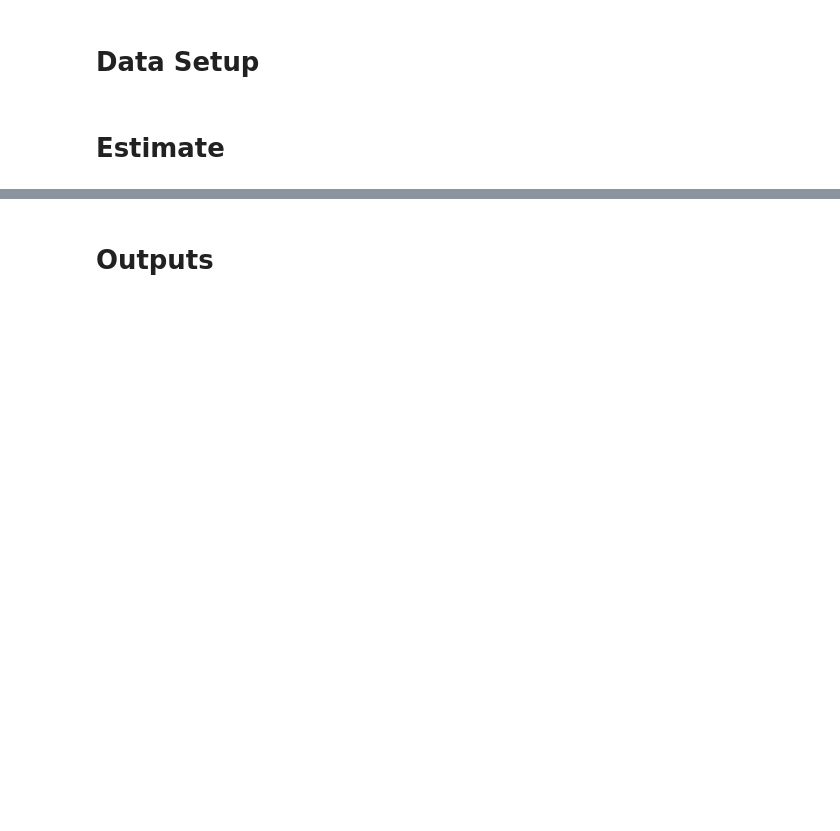
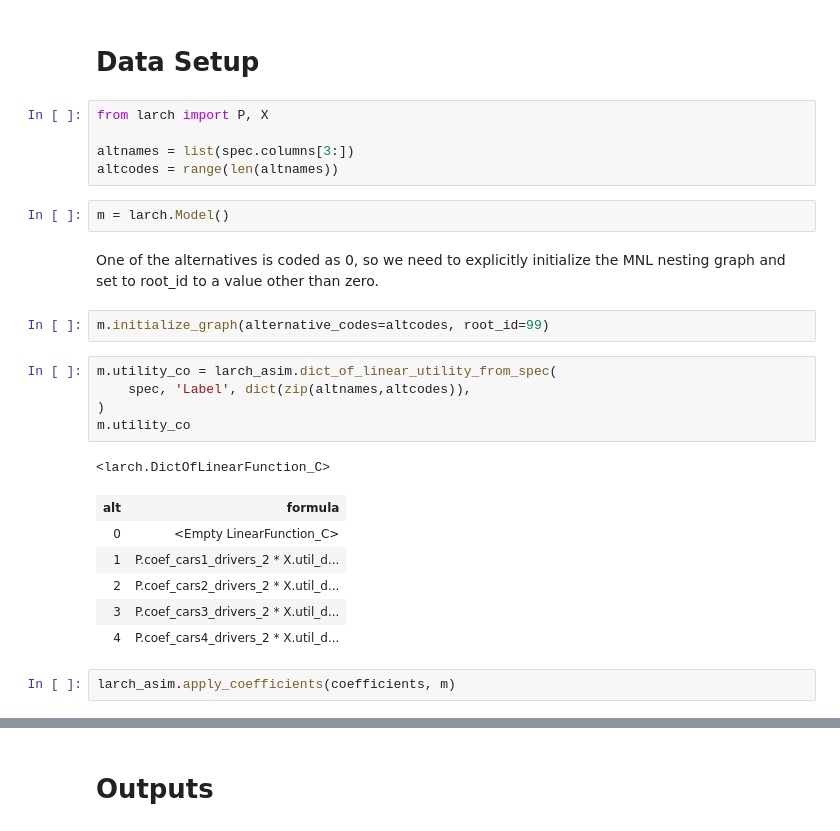
Before and after one commit to xyzjayne/activitysim, a Jupyter notebook: notebooks/estimating_auto_ownership.ipynb, the cells around one changed output, grey strips where cells are left out. Cells and saved outputs as stored; diff of their text form; blank space fills up the shorter version.

```diff
--- a/notebooks/estimating_auto_ownership.ipynb
+++ b/notebooks/estimating_auto_ownership.ipynb
@@ -109,5 +117,31 @@ choices
 100 rows × 2 columns
 # %% [markdown]
 # Data Setup
-# %% [markdown]
-# Estimate
+# %%
+from larch import P, X
+
+altnames = list(spec.columns[3:])
+altcodes = range(len(altnames))
+# %%
+m = larch.Model()
+# %% [markdown]
+One of the alternatives is coded as 0, so
+we need to explicitly initialize the MNL nesting graph
+and set to root_id to a value other than zero.
+# %%
+m.initialize_graph(alternative_codes=altcodes, root_id=99)
+# %%
+m.utility_co = larch_asim.dict_of_linear_utility_from_spec(
+    spec, 'Label', dict(zip(altnames,altcodes)),
+)
+m.utility_co
+# %% [output]
+<larch.DictOfLinearFunction_C>
+| alt | formula |
+| 0 | <Empty LinearFunction_C> |
+| 1 | P.coef_cars1_drivers_2 * X.util_d... |
+| 2 | P.coef_cars2_drivers_2 * X.util_d... |
+| 3 | P.coef_cars3_drivers_2 * X.util_d... |
+| 4 | P.coef_cars4_drivers_2 * X.util_d... |
+# %%
+larch_asim.apply_coefficients(coefficients, m)
```
Also changed, not shown: parts of 15 cells of this notebook, 9 other files.
